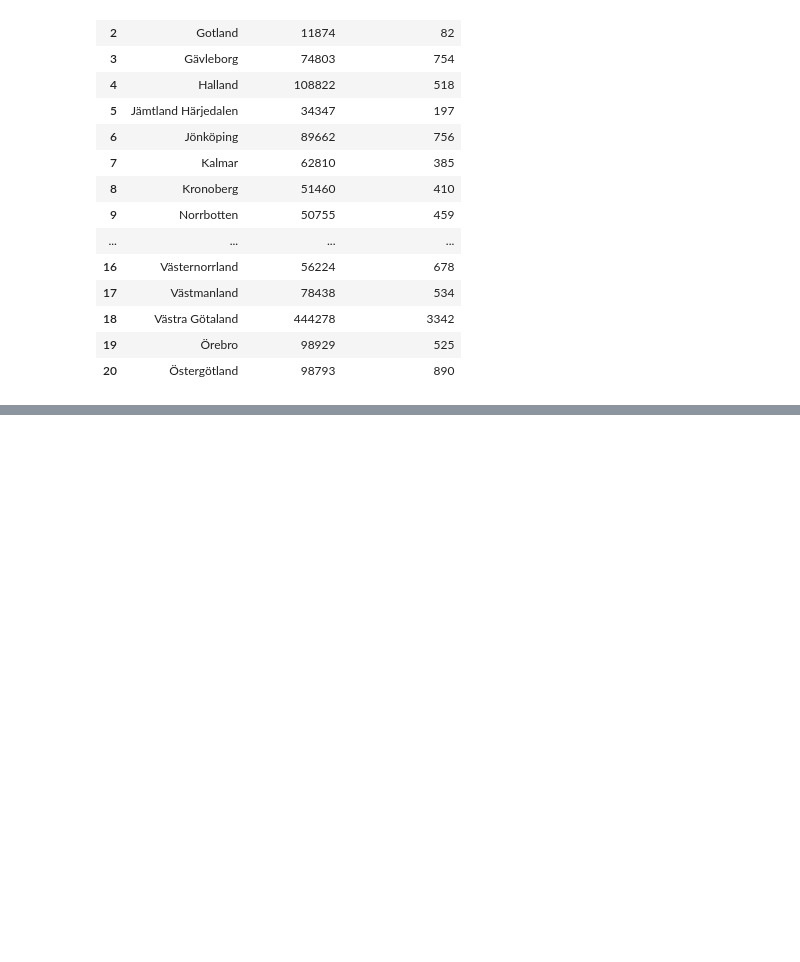
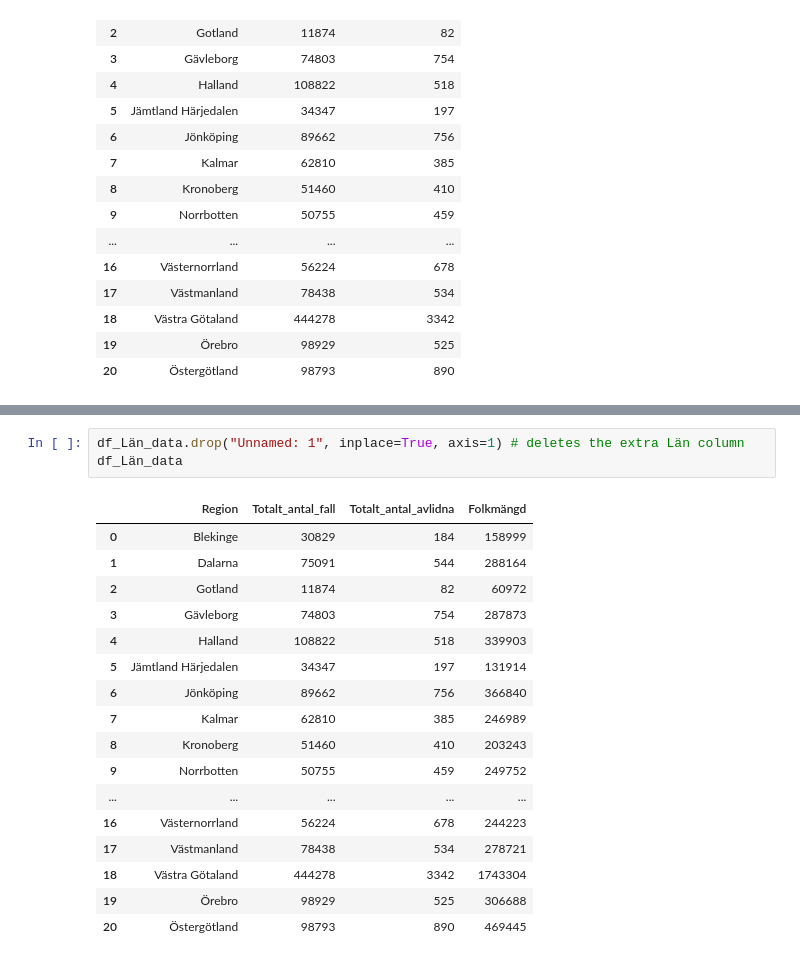
Before and after one commit to SCGlass/Data-Processing-Sam-Glass, a Jupyter notebook: Lab_Covid/Lab_exercise_3.ipynb, the cells around one changed output, grey strips where cells are left out. Drawn from its saved outputs; the diff is of its cells as text; blank space fills up the shorter version.

```diff
--- a/Lab_Covid/Lab_exercise_3.ipynb
+++ b/Lab_Covid/Lab_exercise_3.ipynb
@@ -111,2 +163,23 @@ df_regions_covid
+# %%
+df_Län_data.drop("Unnamed: 1", inplace=True, axis=1) # deletes the extra Län column
+df_Län_data
+# %% [output]
+|  | Region | Totalt_antal_fall | Totalt_antal_avlidna | Folkmängd |
+| 0 | Blekinge | 30829 | 184 | 158999 |
+| 1 | Dalarna | 75091 | 544 | 288164 |
+| 2 | Gotland | 11874 | 82 | 60972 |
+| 3 | Gävleborg | 74803 | 754 | 287873 |
+| 4 | Halland | 108822 | 518 | 339903 |
+| 5 | Jämtland Härjedalen | 34347 | 197 | 131914 |
+| 6 | Jönköping | 89662 | 756 | 366840 |
+| 7 | Kalmar | 62810 | 385 | 246989 |
+| 8 | Kronoberg | 51460 | 410 | 203243 |
+| 9 | Norrbotten | 50755 | 459 | 249752 |
+| ... | ... | ... | ... | ... |
+| 16 | Västernorrland | 56224 | 678 | 244223 |
+| 17 | Västmanland | 78438 | 534 | 278721 |
+| 18 | Västra Götaland | 444278 | 3342 | 1743304 |
+| 19 | Örebro | 98929 | 525 | 306688 |
+| 20 | Östergötland | 98793 | 890 | 469445 |
 # %%
 Län_covid_cases = px.bar(
```
Also changed, not shown: parts of 6 cells of this notebook, 3 other files.
